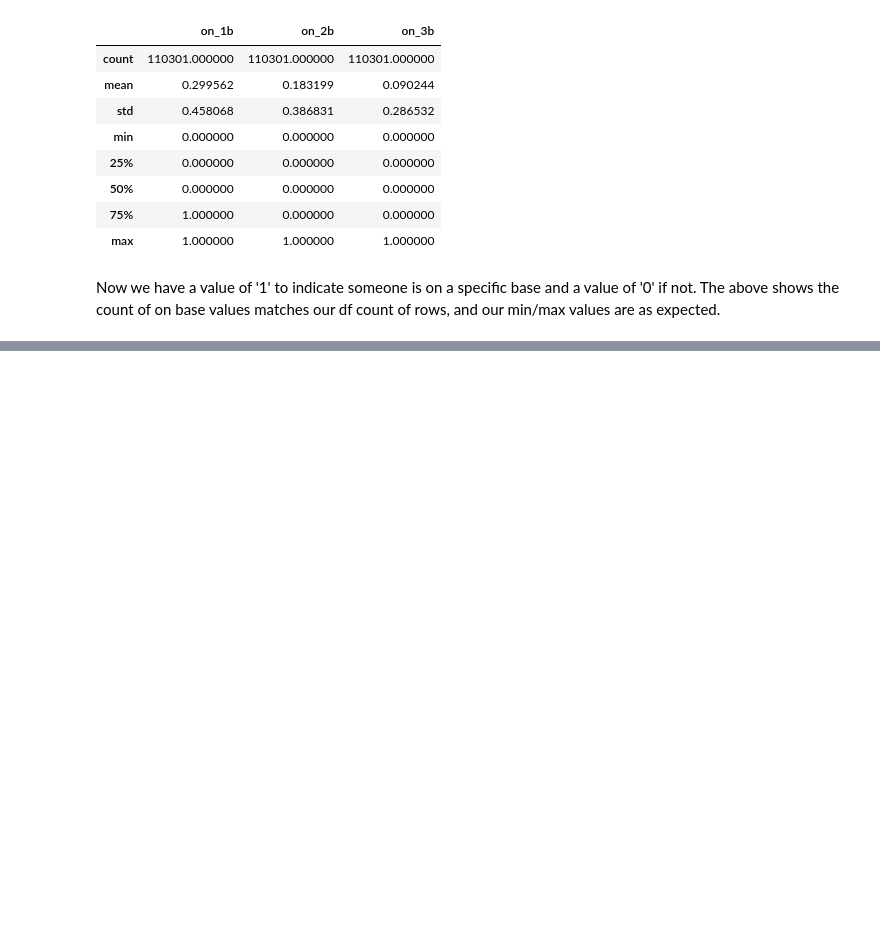
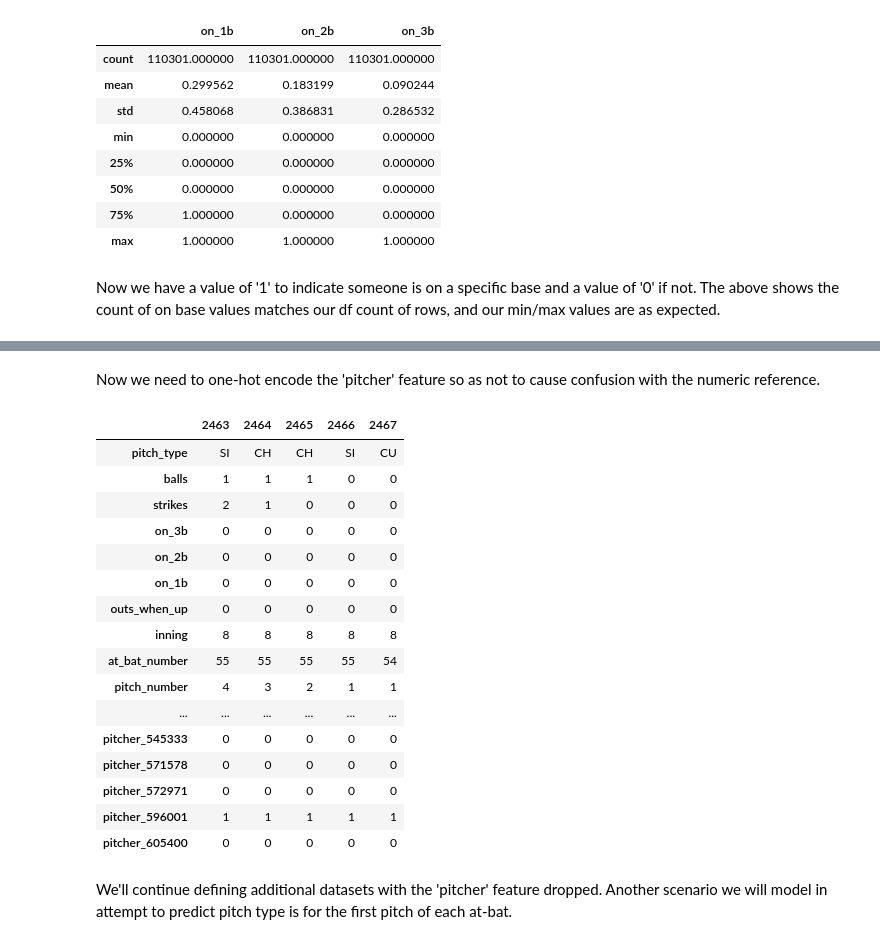
Before and after one commit to lligon4/Capstone2_Project, a Jupyter notebook: CS2_preprocessing_and_training.ipynb, the cells around one changed output, grey strips where cells are left out. Drawn from its saved outputs; the diff is of its cells as text; code cells hidden in the pictures; blank space fills up the shorter version.

```diff
--- a/CS2_preprocessing_and_training.ipynb
+++ b/CS2_preprocessing_and_training.ipynb
@@ -156,0 +141,6 @@ y.shape
+# %%
+# https://stackoverflow.com/questions/44602139/pandas-convert-all-column-from-string-to-number-except-two
+
+cols=[i for i in df.columns if i not in ['pitch_type']]
+for col in cols:
+    df[col]=df[col].astype('int32')
@@ -156,0 +188,4 @@ y.shape
+# %%
+pitchers = df.loc[(df['pitcher'] == 545333) | (df['pitcher'] == 605400) |
+                          (df['pitcher'] == 572971) | (df['pitcher'] == 571578) |
+                          (df['pitcher'] == 596001)]
@@ -156,0 +202,26 @@ y.shape
+# %% [markdown]
+Now we need to one-hot encode the 'pitcher' feature so as not to cause confusion with the numeric reference.
+# %%
+pitchers = pd.get_dummies(pitchers, columns = ['pitcher'])
+# %%
+pitchers.head().T
+# %% [output]
+|  | 2463 | 2464 | 2465 | 2466 | 2467 |
+| pitch_type | SI | CH | CH | SI | CU |
+| balls | 1 | 1 | 1 | 0 | 0 |
+| strikes | 2 | 1 | 0 | 0 | 0 |
+| on_3b | 0 | 0 | 0 | 0 | 0 |
+| on_2b | 0 | 0 | 0 | 0 | 0 |
+| on_1b | 0 | 0 | 0 | 0 | 0 |
+| outs_when_up | 0 | 0 | 0 | 0 | 0 |
+| inning | 8 | 8 | 8 | 8 | 8 |
+| at_bat_number | 55 | 55 | 55 | 55 | 54 |
+| pitch_number | 4 | 3 | 2 | 1 | 1 |
+| ... | ... | ... | ... | ... | ... |
+| pitcher_545333 | 0 | 0 | 0 | 0 | 0 |
+| pitcher_571578 | 0 | 0 | 0 | 0 | 0 |
+| pitcher_572971 | 0 | 0 | 0 | 0 | 0 |
+| pitcher_596001 | 1 | 1 | 1 | 1 | 1 |
+| pitcher_605400 | 0 | 0 | 0 | 0 | 0 |
+# %% [markdown]
+We'll continue defining additional datasets with the 'pitcher' feature dropped. Another scenario we will model in attempt to predict pitch type is for the first pitch of each at-bat.
```
Also changed, not shown: parts of 30 cells of this notebook.
